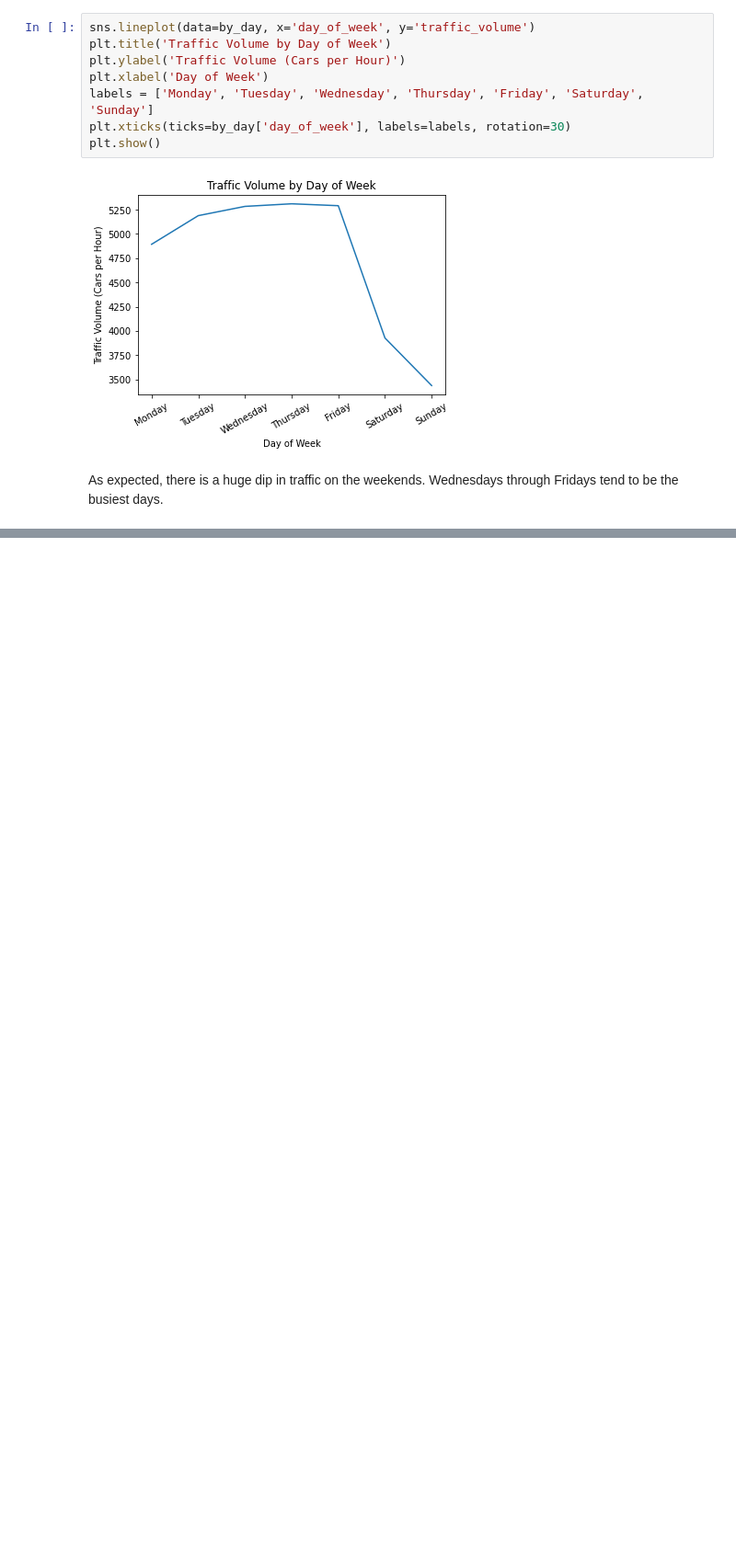
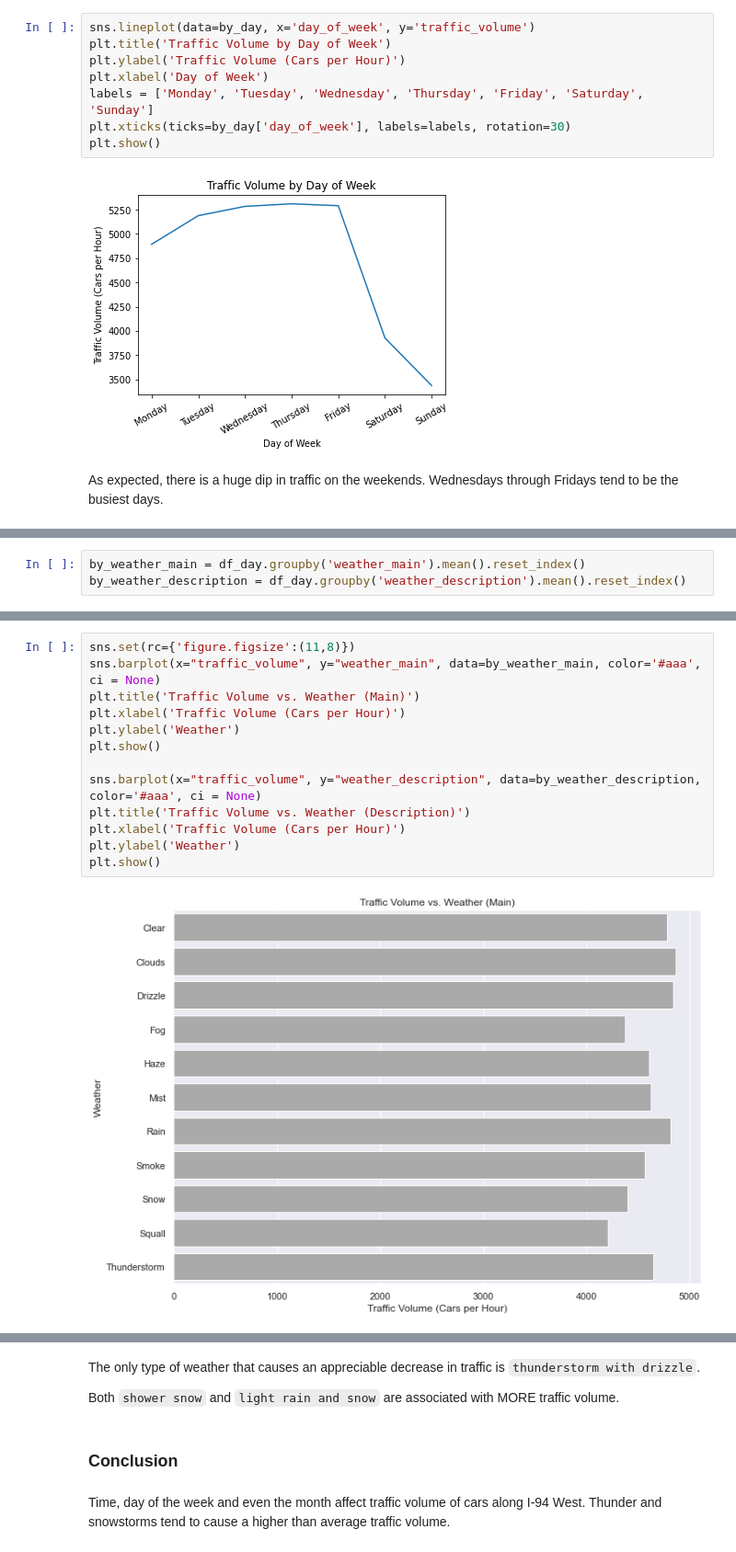
Before and after one commit to nikomccarty/data_science_notebooks, a Jupyter notebook: 20220502_traffic_analysis/traffic_exploratory.ipynb, the cells around one changed output, grey strips where cells are left out. Shown: that part at 92% size. Cells and saved outputs as stored; diff of their text form; blank space fills up the shorter version.

```diff
--- a/20220502_traffic_analysis/traffic_exploratory.ipynb
+++ b/20220502_traffic_analysis/traffic_exploratory.ipynb
@@ -246,0 +321,3 @@ As expected, there is a huge dip in traffic on the weekends. Wednesdays through
+# %%
+by_weather_main = df_day.groupby('weather_main').mean().reset_index()
+by_weather_description = df_day.groupby('weather_description').mean().reset_index()
@@ -246,0 +333,15 @@ As expected, there is a huge dip in traffic on the weekends. Wednesdays through
+# %%
+sns.set(rc={'figure.figsize':(11,8)})
+sns.barplot(x="traffic_volume", y="weather_main", data=by_weather_main, color='#aaa', ci = None)
+plt.title('Traffic Volume vs. Weather (Main)')
+plt.xlabel('Traffic Volume (Cars per Hour)')
+plt.ylabel('Weather')
+plt.show()
+
+sns.barplot(x="traffic_volume", y="weather_description", data=by_weather_description, color='#aaa', ci = None)
+plt.title('Traffic Volume vs. Weather (Description)')
+plt.xlabel('Traffic Volume (Cars per Hour)')
+plt.ylabel('Weather')
+plt.show()
+# %% [output]
+[figure, added]
@@ -246,0 +349,8 @@ As expected, there is a huge dip in traffic on the weekends. Wednesdays through
+# %% [markdown]
+The only type of weather that causes an appreciable decrease in traffic is `thunderstorm with drizzle`.
+
+Both `shower snow` and `light rain and snow` are associated with MORE traffic volume.
+# %% [markdown]
+### Conclusion
+# %% [markdown]
+Time, day of the week and even the month affect traffic volume of cars along I-94 West. Thunder and snowstorms tend to cause a higher than average traffic volume.
```
Also changed, not shown: parts of 13 cells of this notebook.
